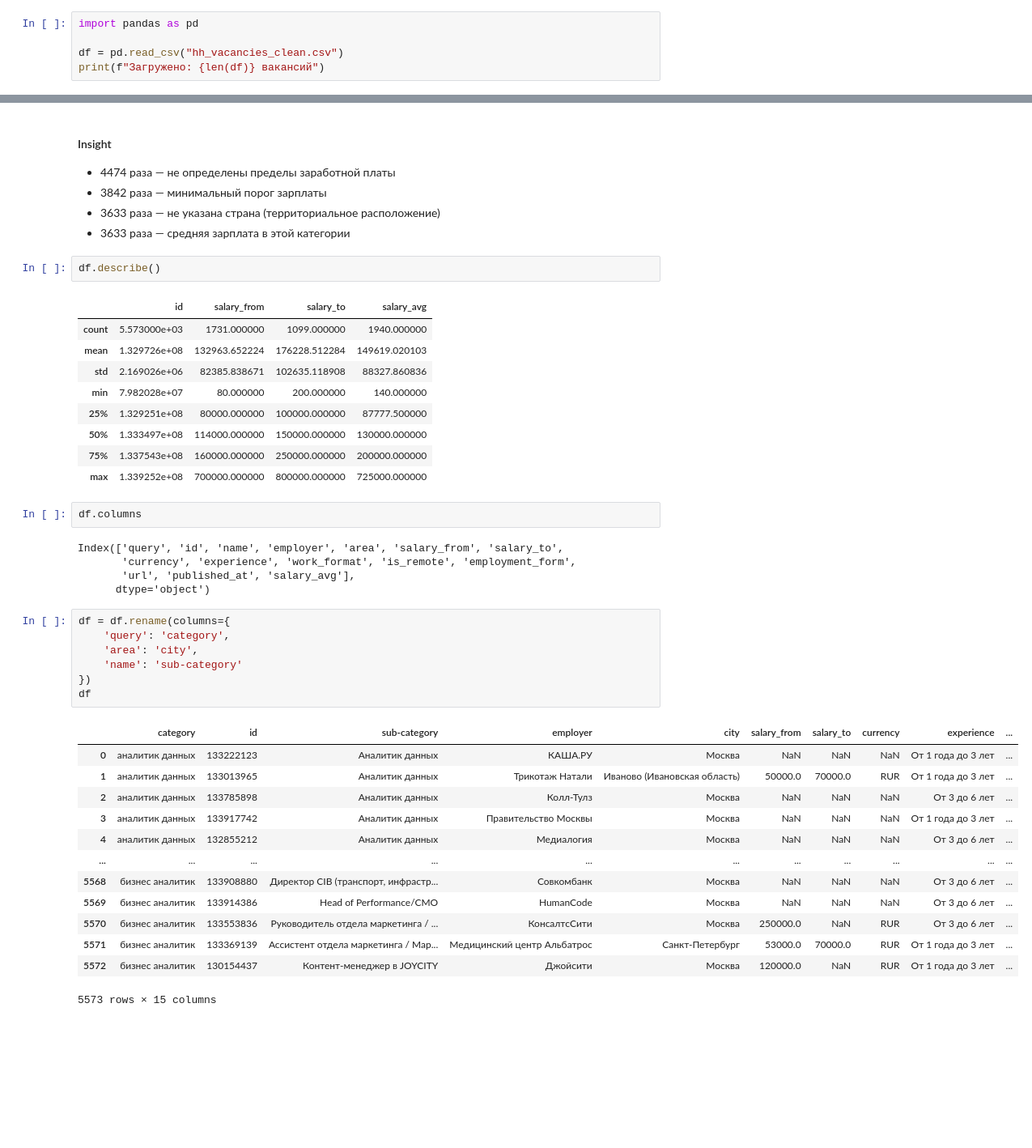
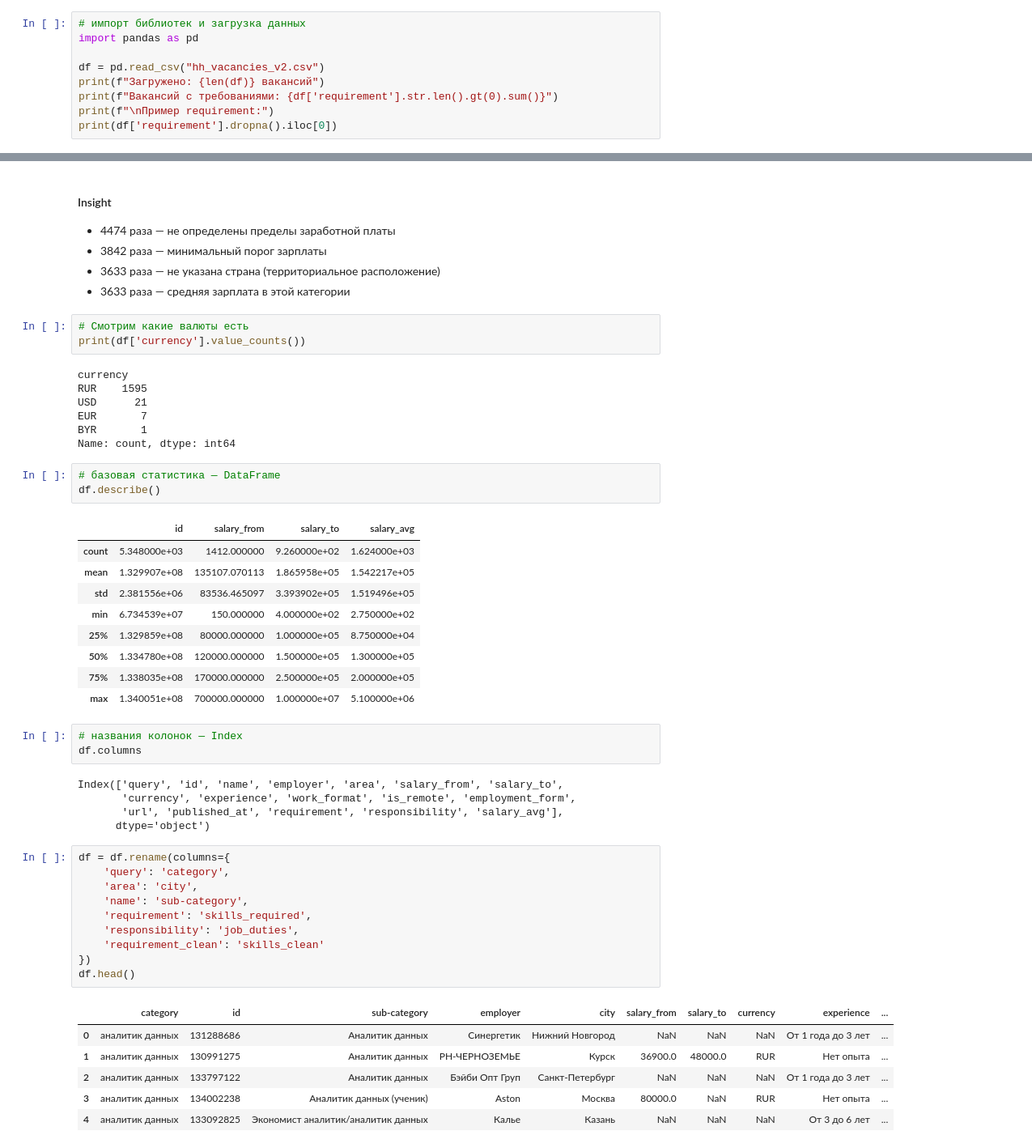
Before and after one commit to gebelslavat-dotcom/hh-job-market-analysis, a Jupyter notebook: hh_vacancy_analysis_st.ipynb, the cells around one changed output, grey strips where cells are left out. Shown at 81% size. Saved outputs shown, nothing was run; the diff lists cells and outputs as text; blank space fills up the shorter version.

```diff
--- a/hh_vacancy_analysis_st.ipynb
+++ b/hh_vacancy_analysis_st.ipynb
@@ -3,6 +3,10 @@
 # %%
+# импорт библиотек и загрузка данных
 import pandas as pd
 
-df = pd.read_csv("hh_vacancies_clean.csv")
+df = pd.read_csv("hh_vacancies_v2.csv")
 print(f"Загружено: {len(df)} вакансий")
+print(f"Вакансий с требованиями: {df['requirement'].str.len().gt(0).sum()}")
+print(f"\nПример requirement:")
+print(df['requirement'].dropna().iloc[0])
 # %% [output]
@@ -71,43 +86,51 @@ dtype: int64
 * 3842 раза — минимальный порог зарплаты
 * 3633 раза — не указана страна (территориальное расположение)
 * 3633 раза — средняя зарплата в этой категории
+# %%
+# Смотрим какие валюты есть
+print(df['currency'].value_counts())
+# %% [output]
+currency
+RUR    1595
+USD      21
+EUR       7
+BYR       1
+Name: count, dtype: int64
 # %%
+# базовая статистика — DataFrame
 df.describe()
 # %% [output]
 |  | id | salary_from | salary_to | salary_avg |
-| count | 5.573000e+03 | 1731.000000 | 1099.000000 | 1940.000000 |
-| mean | 1.329726e+08 | 132963.652224 | 176228.512284 | 149619.020103 |
-| std | 2.169026e+06 | 82385.838671 | 102635.118908 | 88327.860836 |
-| min | 7.982028e+07 | 80.000000 | 200.000000 | 140.000000 |
-| 25% | 1.329251e+08 | 80000.000000 | 100000.000000 | 87777.500000 |
-| 50% | 1.333497e+08 | 114000.000000 | 150000.000000 | 130000.000000 |
-| 75% | 1.337543e+08 | 160000.000000 | 250000.000000 | 200000.000000 |
-| max | 1.339252e+08 | 700000.000000 | 800000.000000 | 725000.000000 |
+| count | 5.348000e+03 | 1412.000000 | 9.260000e+02 | 1.624000e+03 |
+| mean | 1.329907e+08 | 135107.070113 | 1.865958e+05 | 1.542217e+05 |
+| std | 2.381556e+06 | 83536.465097 | 3.393902e+05 | 1.519496e+05 |
+| min | 6.734539e+07 | 150.000000 | 4.000000e+02 | 2.750000e+02 |
+| 25% | 1.329859e+08 | 80000.000000 | 1.000000e+05 | 8.750000e+04 |
+| 50% | 1.334780e+08 | 120000.000000 | 1.500000e+05 | 1.300000e+05 |
+| 75% | 1.338035e+08 | 170000.000000 | 2.500000e+05 | 2.000000e+05 |
+| max | 1.340051e+08 | 700000.000000 | 1.000000e+07 | 5.100000e+06 |
 # %%
+# названия колонок — Index
 df.columns
 # %% [output]
 Index(['query', 'id', 'name', 'employer', 'area', 'salary_from', 'salary_to',
        'currency', 'experience', 'work_format', 'is_remote', 'employment_form',
-       'url', 'published_at', 'salary_avg'],
+       'url', 'published_at', 'requirement', 'responsibility', 'salary_avg'],
       dtype='object')
 # %%
 df = df.rename(columns={
     'query': 'category',
     'area': 'city',
-    'name': 'sub-category'
+    'name': 'sub-category',
+    'requirement': 'skills_required',
+    'responsibility': 'job_duties',
+    'requirement_clean': 'skills_clean'
 })
-df
+df.head()
 # %% [output]
 |  | category | id | sub-category | employer | city | salary_from | salary_to | currency | experience | ... |
-| 0 | аналитик данных | 133222123 | Аналитик данных | КАША.РУ | Москва | NaN | NaN | NaN | От 1 года до 3 лет | ... |
-| 1 | аналитик данных | 133013965 | Аналитик данных | Трикотаж Натали | Иваново (Ивановская область) | 50000.0 | 70000.0 | RUR | От 1 года до 3 лет | ... |
-| 2 | аналитик данных | 133785898 | Аналитик данных | Колл-Тулз | Москва | NaN | NaN | NaN | От 3 до 6 лет | ... |
-| 3 | аналитик данных | 133917742 | Аналитик данных | Правительство Москвы | Москва | NaN | NaN | NaN | От 1 года до 3 лет | ... |
-| 4 | аналитик данных | 132855212 | Аналитик данных | Медиалогия | Москва | NaN | NaN | NaN | От 3 до 6 лет | ... |
-| ... | ... | ... | ... | ... | ... | ... | ... | ... | ... | ... |
-| 5568 | бизнес аналитик | 133908880 | Директор CIB (транспорт, инфрастр... | Совкомбанк | Москва | NaN | NaN | NaN | От 3 до 6 лет | ... |
-| 5569 | бизнес аналитик | 133914386 | Head of Performance/CMO | HumanCode | Москва | NaN | NaN | NaN | От 3 до 6 лет | ... |
-| 5570 | бизнес аналитик | 133553836 | Руководитель отдела маркетинга / ... | КонсалтсСити | Москва | 250000.0 | NaN | RUR | От 3 до 6 лет | ... |
-| 5571 | бизнес аналитик | 133369139 | Ассистент отдела маркетинга / Мар... | Медицинский центр Альбатрос | Санкт-Петербург | 53000.0 | 70000.0 | RUR | От 1 года до 3 лет | ... |
-| 5572 | бизнес аналитик | 130154437 | Контент-менеджер в JOYCITY | Джойсити | Москва | 120000.0 | NaN | RUR | От 1 года до 3 лет | ... |
+| 0 | аналитик данных | 131288686 | Аналитик данных | Синергетик | Нижний Новгород | NaN | NaN | NaN | От 1 года до 3 лет | ... |
+| 1 | аналитик данных | 130991275 | Аналитик данных | РН-ЧЕРНОЗЕМЬЕ | Курск | 36900.0 | 48000.0 | RUR | Нет опыта | ... |
+| 2 | аналитик данных | 133797122 | Аналитик данных | Бэйби Опт Груп | Санкт-Петербург | NaN | NaN | NaN | От 1 года до 3 лет | ... |
+| 3 | аналитик данных | 134002238 | Аналитик данных (ученик) | Aston | Москва | 80000.0 | NaN | RUR | Нет опыта | ... |
+| 4 | аналитик данных | 133092825 | Экономист аналитик/аналитик данных | Калье | Казань | NaN | NaN | NaN | От 3 до 6 лет | ... |
-5573 rows × 15 columns
```
Also changed, not shown: parts of 55 cells of this notebook.
